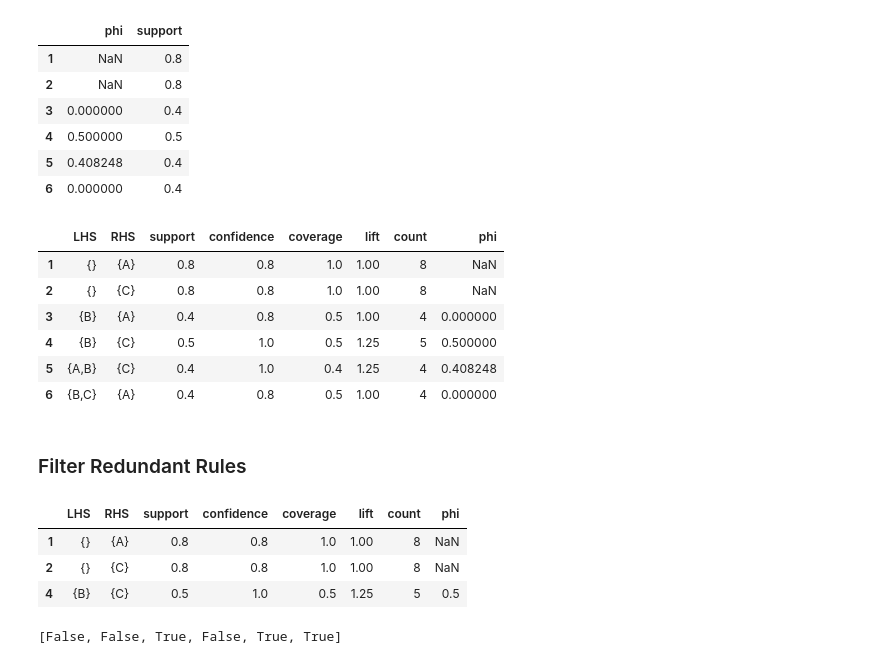
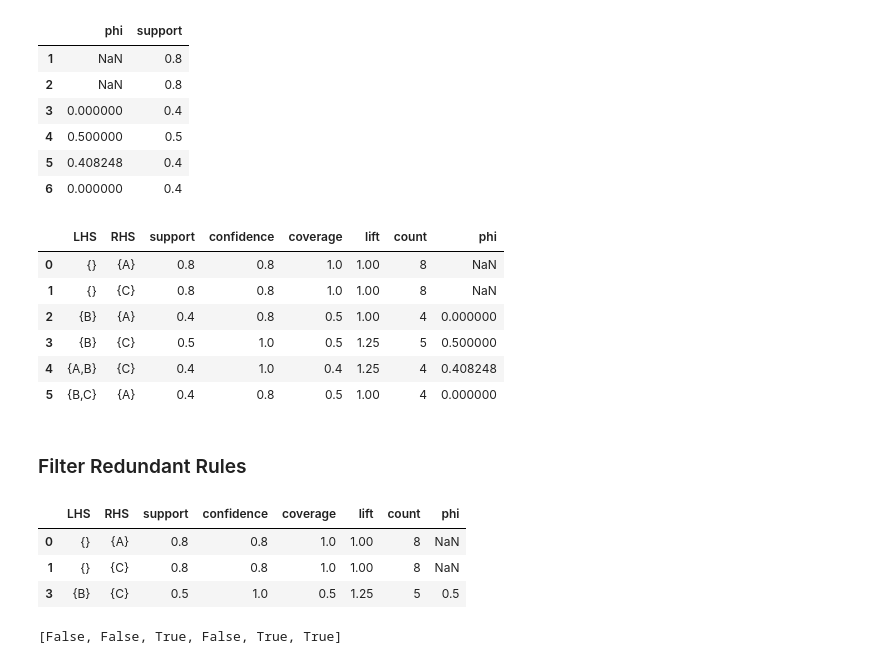
Before and after one commit to mhahsler/arulespy, a Jupyter notebook: examples/arules.ipynb, the cells around one changed output. Drawn from its saved outputs; the diff is of its cells as text; code cells hidden in the pictures.

```diff
--- a/examples/arules.ipynb
+++ b/examples/arules.ipynb
@@ -401,6 +363,6 @@ Additional interest measures can be calculated with `interestMeasure()` and adde
 be specified.
 # %%
-im = rules.interestMeasure(["phi", 'support'])
+im = rules.interest_measure(["phi", 'support'])
 im
 # %% [output]
 |  | phi | support |
@@ -411,25 +373,25 @@ im
 | 5 | 0.408248 | 0.4 |
 | 6 | 0.000000 | 0.4 |
 # %%
-rules.addQuality(im)
+rules.add_quality(im)
 rules.as_df()
 # %% [output]
 |  | LHS | RHS | support | confidence | coverage | lift | count | phi |
-| 1 | {} | {A} | 0.8 | 0.8 | 1.0 | 1.00 | 8 | NaN |
-| 2 | {} | {C} | 0.8 | 0.8 | 1.0 | 1.00 | 8 | NaN |
-| 3 | {B} | {A} | 0.4 | 0.8 | 0.5 | 1.00 | 4 | 0.000000 |
-| 4 | {B} | {C} | 0.5 | 1.0 | 0.5 | 1.25 | 5 | 0.500000 |
-| 5 | {A,B} | {C} | 0.4 | 1.0 | 0.4 | 1.25 | 4 | 0.408248 |
-| 6 | {B,C} | {A} | 0.4 | 0.8 | 0.5 | 1.00 | 4 | 0.000000 |
+| 0 | {} | {A} | 0.8 | 0.8 | 1.0 | 1.00 | 8 | NaN |
+| 1 | {} | {C} | 0.8 | 0.8 | 1.0 | 1.00 | 8 | NaN |
+| 2 | {B} | {A} | 0.4 | 0.8 | 0.5 | 1.00 | 4 | 0.000000 |
+| 3 | {B} | {C} | 0.5 | 1.0 | 0.5 | 1.25 | 5 | 0.500000 |
+| 4 | {A,B} | {C} | 0.4 | 1.0 | 0.4 | 1.25 | 4 | 0.408248 |
+| 5 | {B,C} | {A} | 0.4 | 0.8 | 0.5 | 1.00 | 4 | 0.000000 |
 # %% [markdown]
 ### Filter Redundant Rules
 # %%
 rules[[not x for x in rules.is_redundant()]].as_df()
 # %% [output]
 |  | LHS | RHS | support | confidence | coverage | lift | count | phi |
-| 1 | {} | {A} | 0.8 | 0.8 | 1.0 | 1.00 | 8 | NaN |
-| 2 | {} | {C} | 0.8 | 0.8 | 1.0 | 1.00 | 8 | NaN |
-| 4 | {B} | {C} | 0.5 | 1.0 | 0.5 | 1.25 | 5 | 0.5 |
+| 0 | {} | {A} | 0.8 | 0.8 | 1.0 | 1.00 | 8 | NaN |
+| 1 | {} | {C} | 0.8 | 0.8 | 1.0 | 1.00 | 8 | NaN |
+| 3 | {B} | {C} | 0.5 | 1.0 | 0.5 | 1.25 | 5 | 0.5 |
 # %%
 rules.is_redundant()
 # %% [output]
```
Also changed, not shown: parts of 24 cells of this notebook, 21 other files.
